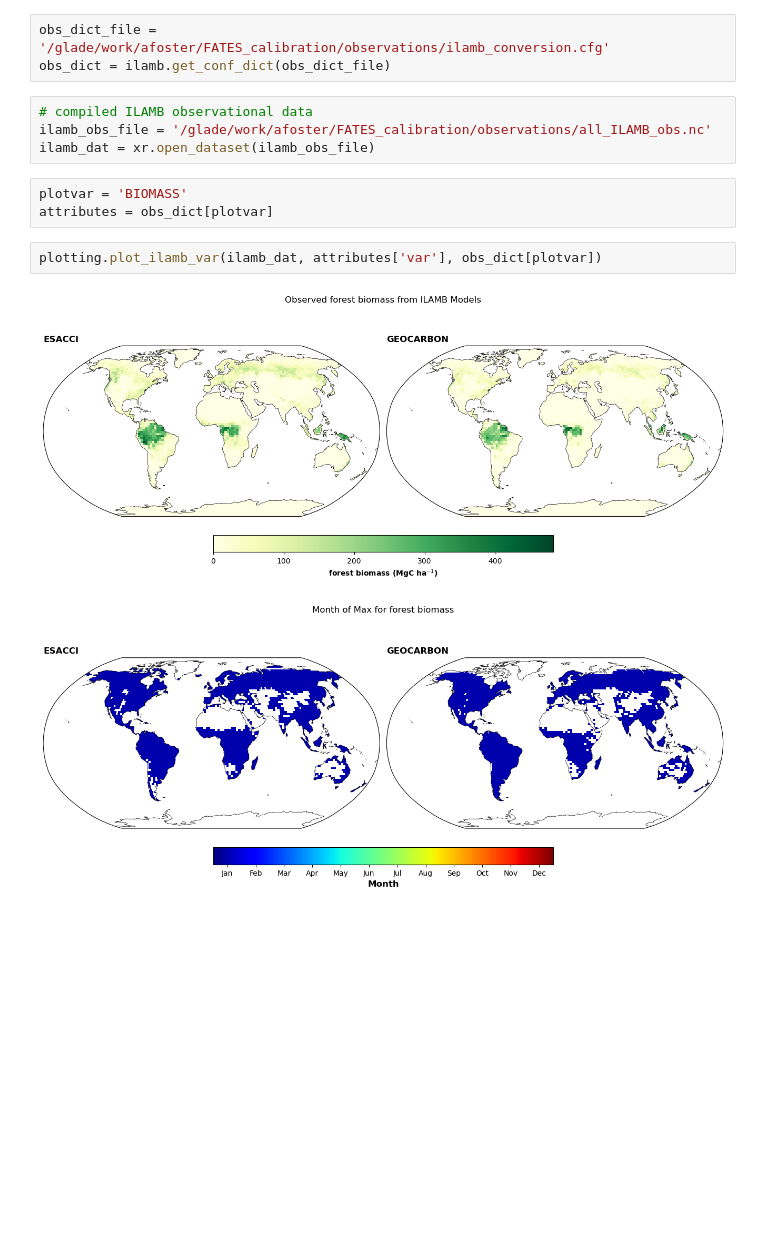
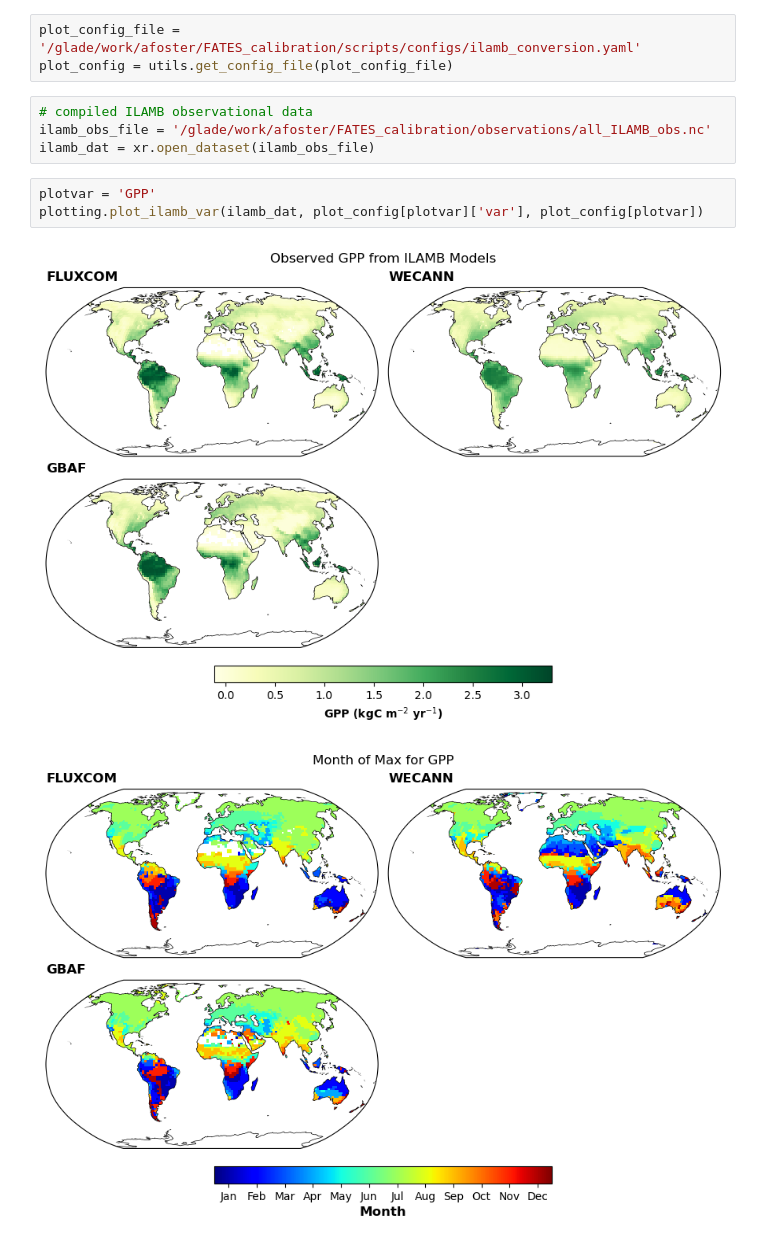
Before and after one commit to adrifoster/fates_calibration_library, a Jupyter notebook: notebooks/PlotILAMBObservations.ipynb, the cells around one changed output. Cells and saved outputs as stored; diff of their text form; blank space fills up the shorter version.

Commit message:
add config files

```diff
--- a/notebooks/PlotILAMBObservations.ipynb
+++ b/notebooks/PlotILAMBObservations.ipynb
@@ -8,15 +8,13 @@ import fates_calibration_library.ilamb_functions as ilamb
 # %%
-obs_dict_file = '/glade/work/afoster/FATES_calibration/observations/ilamb_conversion.cfg'
-obs_dict = ilamb.get_conf_dict(obs_dict_file)
+plot_config_file = '/glade/work/afoster/FATES_calibration/scripts/configs/ilamb_conversion.yaml'
+plot_config = utils.get_config_file(plot_config_file)
 # %%
 # compiled ILAMB observational data
 ilamb_obs_file = '/glade/work/afoster/FATES_calibration/observations/all_ILAMB_obs.nc'
 ilamb_dat = xr.open_dataset(ilamb_obs_file)
-# %%
-plotvar = 'BIOMASS'
-attributes = obs_dict[plotvar]
 # %%
-plotting.plot_ilamb_var(ilamb_dat, attributes['var'], obs_dict[plotvar])
+plotvar = 'GPP'
+plotting.plot_ilamb_var(ilamb_dat, plot_config[plotvar]['var'], plot_config[plotvar])
 # %% [output]
-[figure, old version]
+[figure, new version]
-[figure, old version]
+[figure, new version]
```
Also changed, not shown: parts of 2 cells of this notebook, 9 other files.
